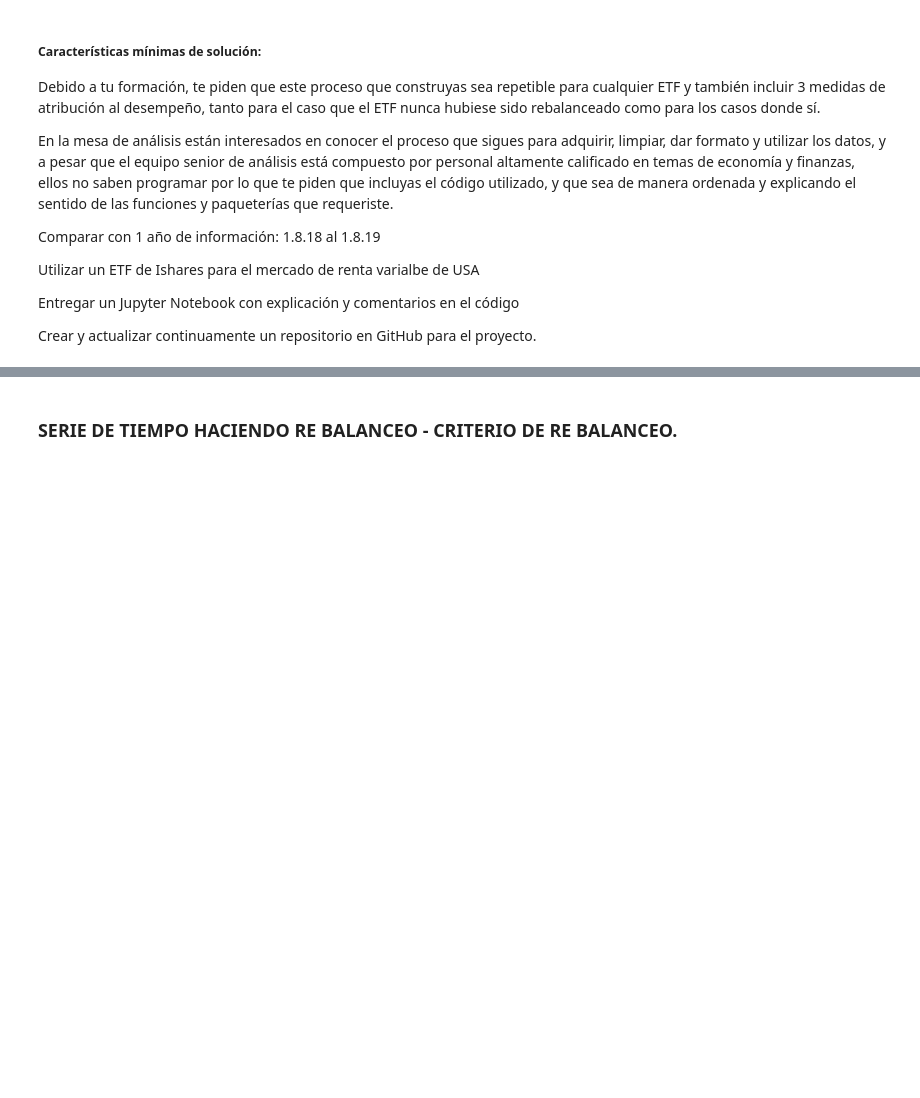
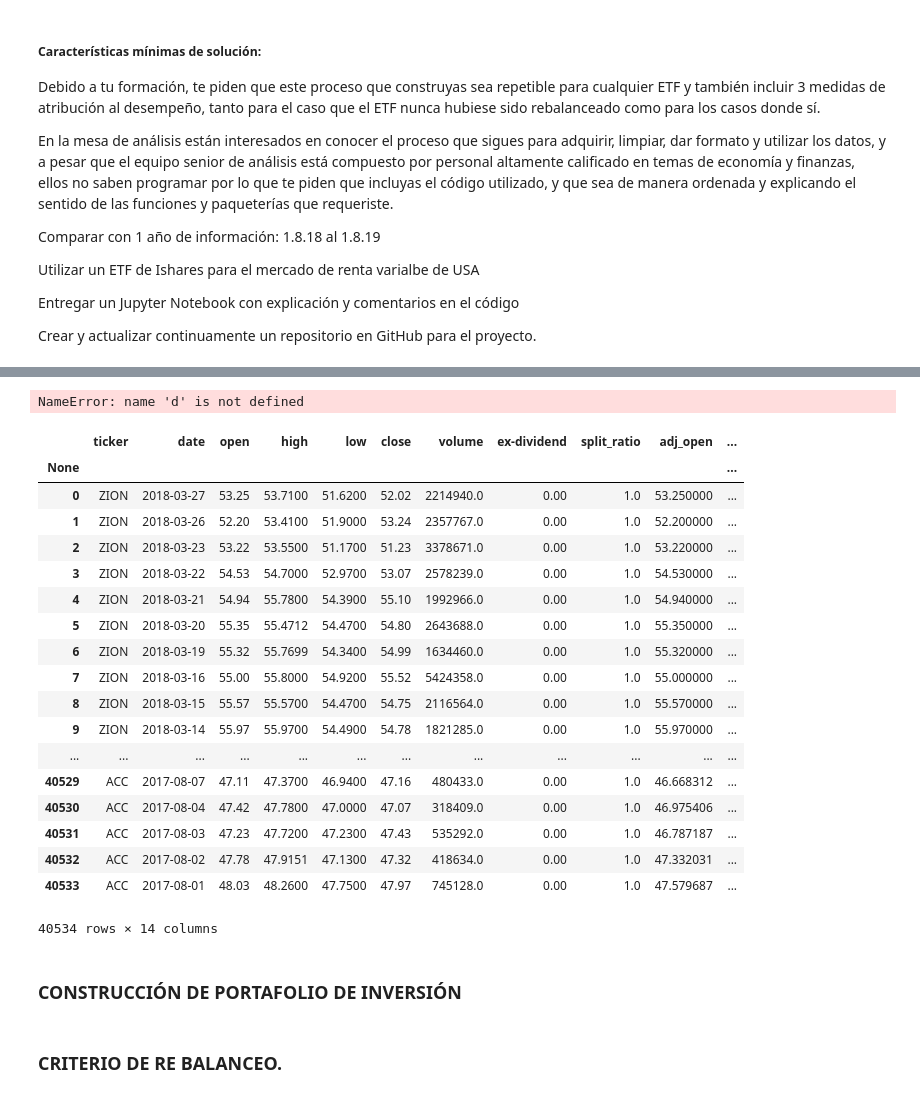
Before and after one commit to Marisolcantarero95/TRADING, a Jupyter notebook: Lab1.ipynb, the cells around one changed output, grey strips where cells are left out. Saved outputs shown, nothing was run; the diff lists cells and outputs as text; code cells hidden in the pictures; blank space fills up the shorter version.

```diff
--- a/Lab1.ipynb
+++ b/Lab1.ipynb
@@ -44,3 +44,22 @@ import numpy as np
 import pandas as pd
 import scipy.stats as stats
 import matplotlib.pyplot as plt
+# %%
+# FUNCIÓN PARA DESCARGA DE ARCHIVOS CON DATOS ETF (ISHARES)
+def holdings_csv(narch,name):
+    data = []
+    for i in range(narch):
+        r = name+str(i)+".csv"
+        info = pd.read_csv(r,header=10, index_col= 0)
+        info = info.dropna() # quitando los datos vacios.
+        info = info.drop(columns = ['Name', 'Asset Class', "Market Value", 'Notional Value', 'Sector', 'SEDOL', 'ISIN', 'Exchange'])
+        data2 = data.append(info)
+    return data
+holdings = holdings_csv(13,"IYF_holdings")
+# %%
+# FUNCIÓN PARA DESCARGA DE DATOS HISTÓRICOS (QUANDL)
+quandl.ApiConfig.api_key = "My9ygJsz7yTDx_9jcneH"  # Quandl API key
+fechas = list(['2017-02-28', '2017-03-31', '2017-04-28', '2017-05-31', '2017-06-30',
+                 '2017-07-31', '2017-08-31', '2017-09-29', '2017-10-31', '2017-11-30',
+                 '2017-12-29', '2018-01-31', '2018-02-28'])
+num_files = 13
@@ -47 +89,36 @@ import matplotlib.pyplot as plt
+# %%
+download_quandl(fechas,num_files)
+# %% [output]
+NameError: name 'd' is not defined
+# %%
+quandl.ApiConfig.api_key = "ekAPZHdA3_kmwr25TxsE"
+index= holdings[0].index
+q, h = holdings[0].shape
+ticker_r = list(index)  # ticker = 'WIKI/AAPL'
+date = {'gte': '2017-08-01', 'lte': '2019-08-01' }
+column = {'columns': ['ticker', 'date', 'Adj_close']}
+data = quandl.get_table('WIKI/PRICES',  date= date, ticker=ticker_r, paginate=True)
+data
+# %% [output]
+|  | ticker | date | open | high | low | close | volume | ex-dividend | split_ratio | adj_open | ... |
+| None |  |  |  |  |  |  |  |  |  |  | ... |
+| 0 | ZION | 2018-03-27 | 53.25 | 53.7100 | 51.6200 | 52.02 | 2214940.0 | 0.00 | 1.0 | 53.250000 | ... |
+| 1 | ZION | 2018-03-26 | 52.20 | 53.4100 | 51.9000 | 53.24 | 2357767.0 | 0.00 | 1.0 | 52.200000 | ... |
+| 2 | ZION | 2018-03-23 | 53.22 | 53.5500 | 51.1700 | 51.23 | 3378671.0 | 0.00 | 1.0 | 53.220000 | ... |
+| 3 | ZION | 2018-03-22 | 54.53 | 54.7000 | 52.9700 | 53.07 | 2578239.0 | 0.00 | 1.0 | 54.530000 | ... |
+| 4 | ZION | 2018-03-21 | 54.94 | 55.7800 | 54.3900 | 55.10 | 1992966.0 | 0.00 | 1.0 | 54.940000 | ... |
+| 5 | ZION | 2018-03-20 | 55.35 | 55.4712 | 54.4700 | 54.80 | 2643688.0 | 0.00 | 1.0 | 55.350000 | ... |
+| 6 | ZION | 2018-03-19 | 55.32 | 55.7699 | 54.3400 | 54.99 | 1634460.0 | 0.00 | 1.0 | 55.320000 | ... |
+| 7 | ZION | 2018-03-16 | 55.00 | 55.8000 | 54.9200 | 55.52 | 5424358.0 | 0.00 | 1.0 | 55.000000 | ... |
+| 8 | ZION | 2018-03-15 | 55.57 | 55.5700 | 54.4700 | 54.75 | 2116564.0 | 0.00 | 1.0 | 55.570000 | ... |
+| 9 | ZION | 2018-03-14 | 55.97 | 55.9700 | 54.4900 | 54.78 | 1821285.0 | 0.00 | 1.0 | 55.970000 | ... |
+| ... | ... | ... | ... | ... | ... | ... | ... | ... | ... | ... | ... |
+| 40529 | ACC | 2017-08-07 | 47.11 | 47.3700 | 46.9400 | 47.16 | 480433.0 | 0.00 | 1.0 | 46.668312 | ... |
+| 40530 | ACC | 2017-08-04 | 47.42 | 47.7800 | 47.0000 | 47.07 | 318409.0 | 0.00 | 1.0 | 46.975406 | ... |
+| 40531 | ACC | 2017-08-03 | 47.23 | 47.7200 | 47.2300 | 47.43 | 535292.0 | 0.00 | 1.0 | 46.787187 | ... |
+| 40532 | ACC | 2017-08-02 | 47.78 | 47.9151 | 47.1300 | 47.32 | 418634.0 | 0.00 | 1.0 | 47.332031 | ... |
+| 40533 | ACC | 2017-08-01 | 48.03 | 48.2600 | 47.7500 | 47.97 | 745128.0 | 0.00 | 1.0 | 47.579687 | ... |
+40534 rows × 14 columns
+# %% [markdown]
+### CONSTRUCCIÓN DE PORTAFOLIO DE INVERSIÓN
 # %%
@@ -64,4 +136,4 @@ nav = nav["NAV per Share"][11:263]
 desv1 = np.std(nav)
 mean1 = np.mean(nav)
 # %% [markdown]
-### SERIE DE TIEMPO HACIENDO RE BALANCEO - CRITERIO DE RE BALANCEO.
+### CRITERIO DE RE BALANCEO.
```
Also changed, not shown: parts of 11 cells of this notebook.
